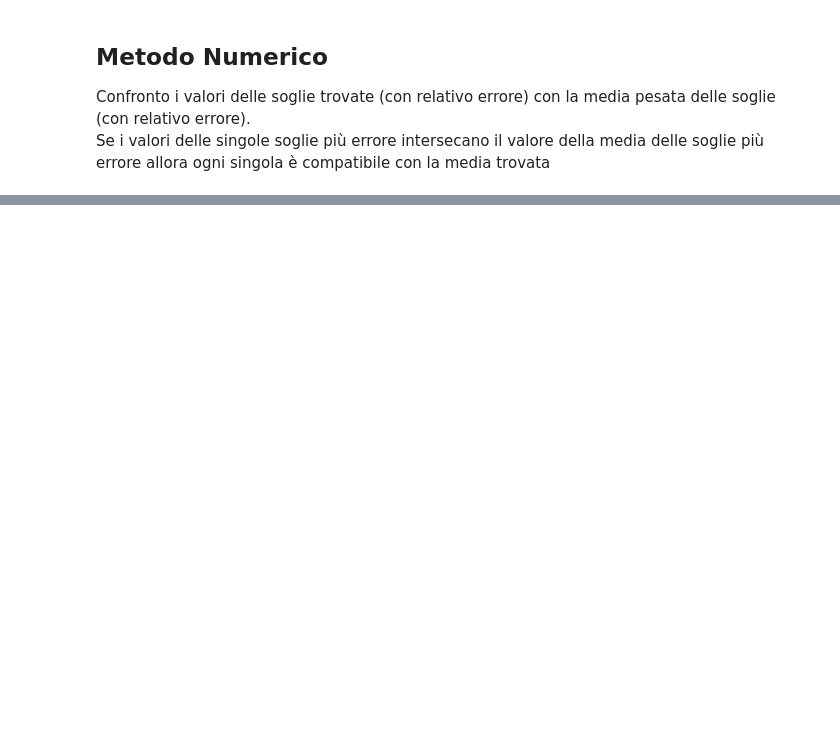
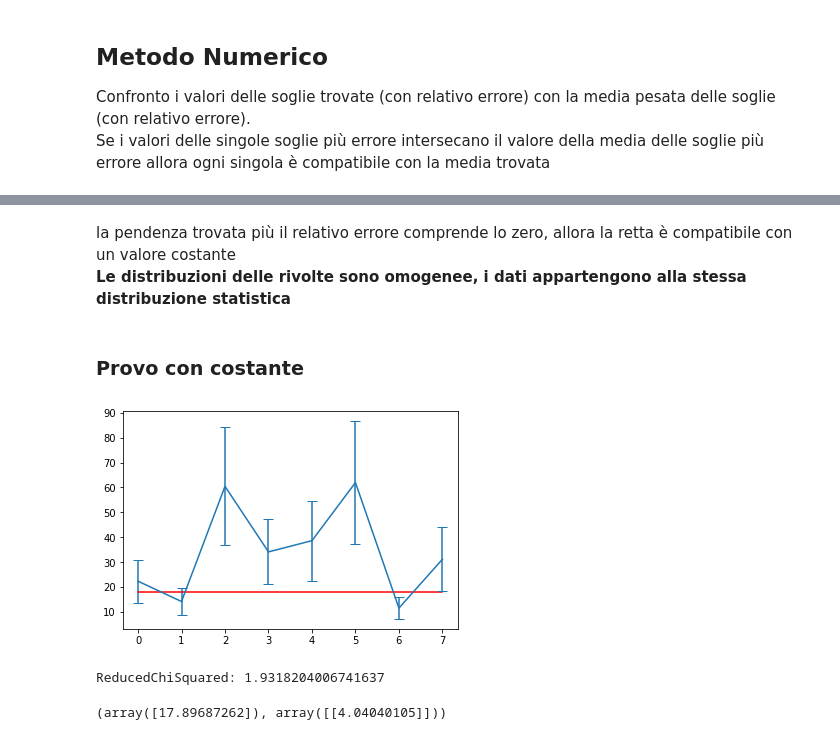
Before and after one commit to jackdeandrea/Econofisica, a Jupyter notebook: Stima_soglia_rndm0075.ipynb, the cells around one changed output, grey strips where cells are left out. Drawn from its saved outputs; the diff is of its cells as text; code cells hidden in the pictures; blank space fills up the shorter version.

```diff
--- a/Stima_soglia_rndm0075.ipynb
+++ b/Stima_soglia_rndm0075.ipynb
@@ -587,0 +604,19 @@ FINITO
+# %% [markdown]
+la pendenza trovata più il relativo errore comprende lo zero, allora la retta è compatibile con un valore costante
+**Le distribuzioni delle rivolte sono omogenee, i dati appartengono alla stessa distribuzione statistica**
+# %% [markdown]
+### Provo con costante
+# %%
+popt, pcov = curve_fit(costante, range(len(soglia)), soglia, sigma=err_soglia)
+cost_red_chisq = cost_chiquadronorm(soglia, costante(range(len(soglia)),*popt), err_soglia, len(soglia)-len(popt), norm=True)
+plt.plot(range(len(soglia)), [costante(range(len(soglia)),*popt) for k in range(len(soglia))], color='r')
+plt.errorbar(range(len(soglia)), soglia, yerr=err_soglia,solid_capstyle='projecting',capsize=5)
+plt.show()
+print('ReducedChiSquared:', cost_red_chisq)
+# %% [output]
+[figure, added]
+ReducedChiSquared: 1.9318204006741637
+# %%
+popt ,np.sqrt(pcov)
+# %% [output]
+(array([17.89687262]), array([[4.04040105]]))
```
Also changed, not shown: parts of 27 cells of this notebook.
